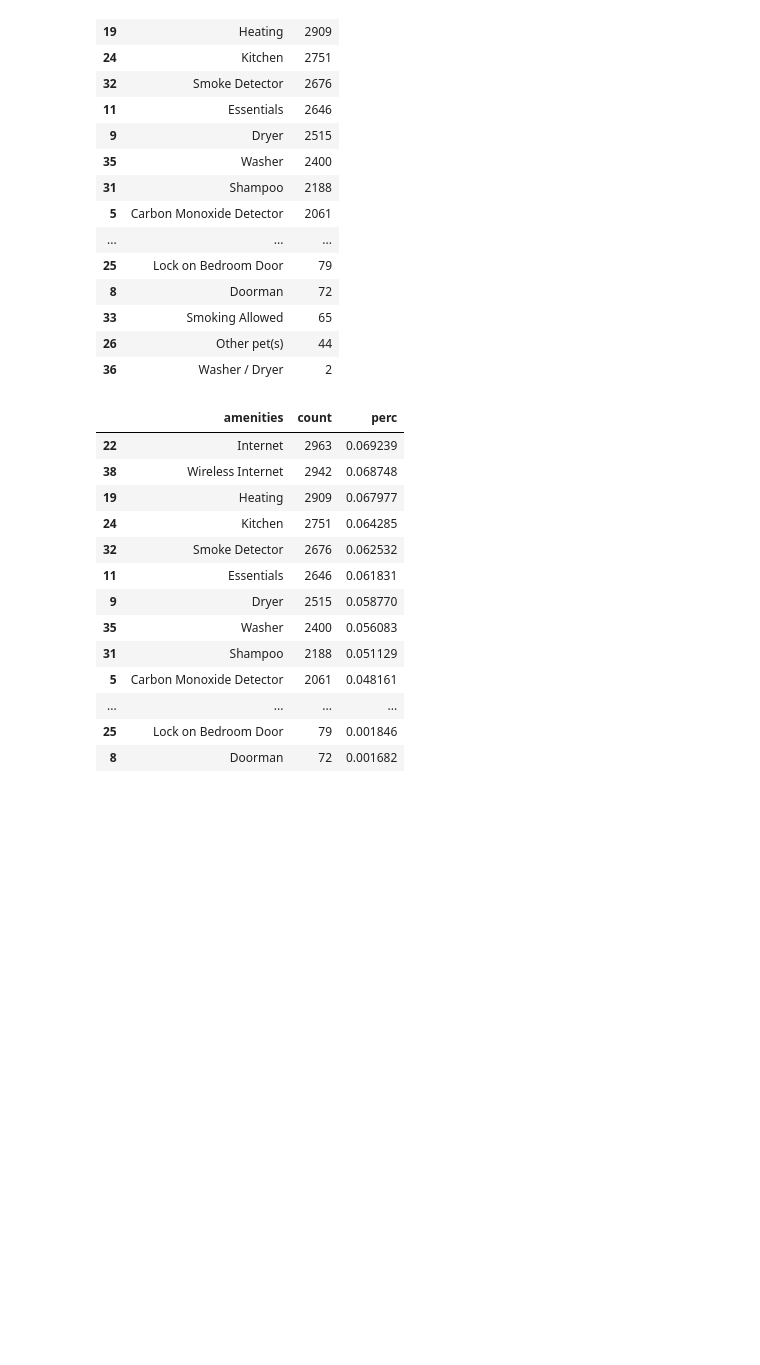
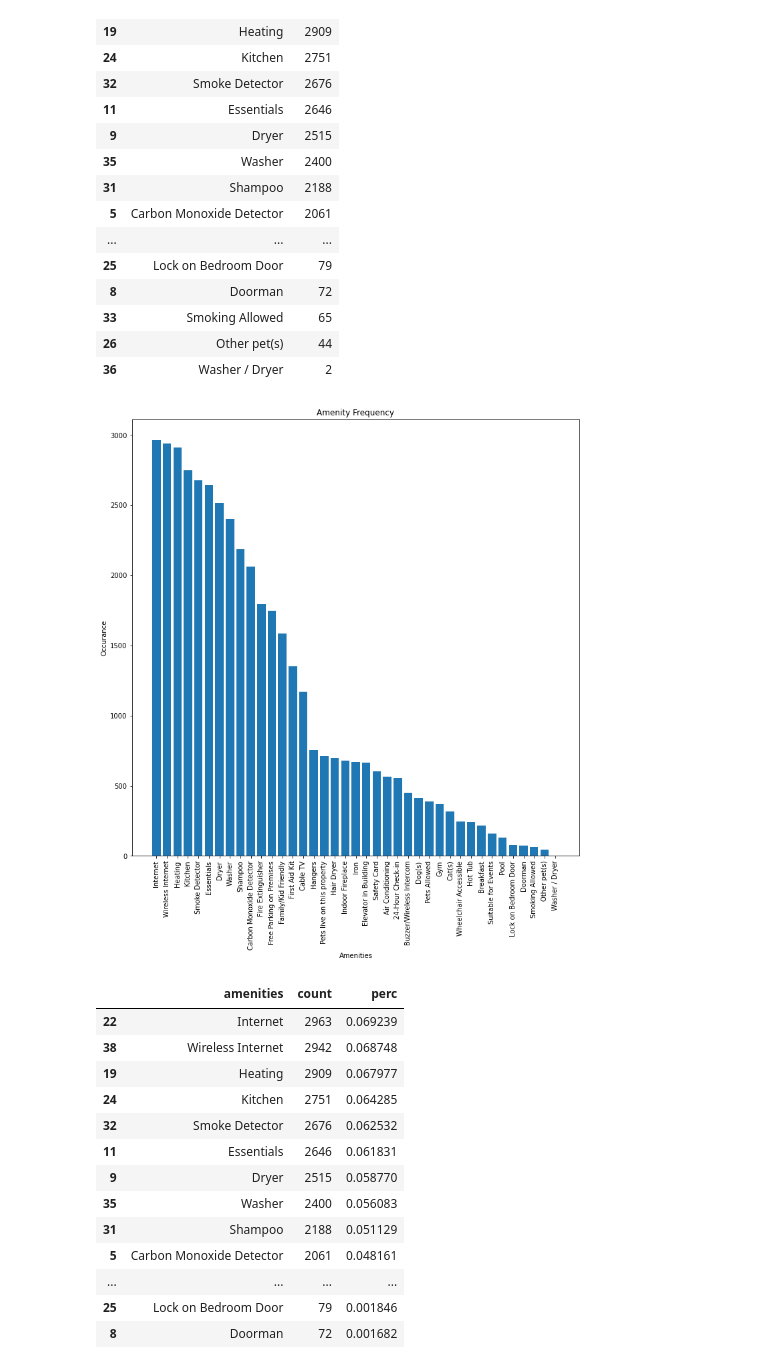
Before and after one commit to mjoe6/Udacity_Project1, a Jupyter notebook: Top Amenities based on Percent Booked.ipynb, the cells around one changed output. Cells and saved outputs as stored; diff of their text form; code cells hidden in the pictures; blank space fills up the shorter version.

```diff
--- a/Top Amenities based on Percent Booked.ipynb
+++ b/Top Amenities based on Percent Booked.ipynb
@@ -208,6 +215,19 @@ study_df
 | 33 | Smoking Allowed | 65 |
 | 26 | Other pet(s) | 44 |
 | 36 | Washer / Dryer | 2 |
+# %%
+plt.figure(figsize=(12,12))
+plt.bar(study_df['amenities'],study_df['count'])
+plt.title('Amenity Frequency')
+plt.xlabel('Amenities')
+plt.ylabel('Occurance')
+ax = plt.gca()
+
+ax.tick_params(axis='x', labelrotation = 90)
+
+plt.show()
+# %% [output]
+[figure, added]
 # %%
 ' add a percentage the study dataframe'
 study_df['perc'] = study_df['count']/np.sum(study_df['count'])
```
Also changed, not shown: parts of 10 cells of this notebook, 1 other file.
